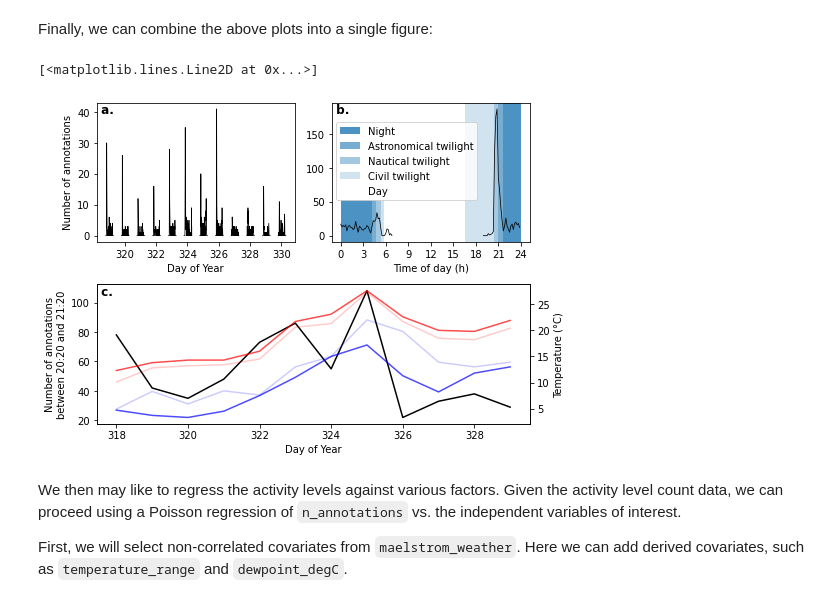
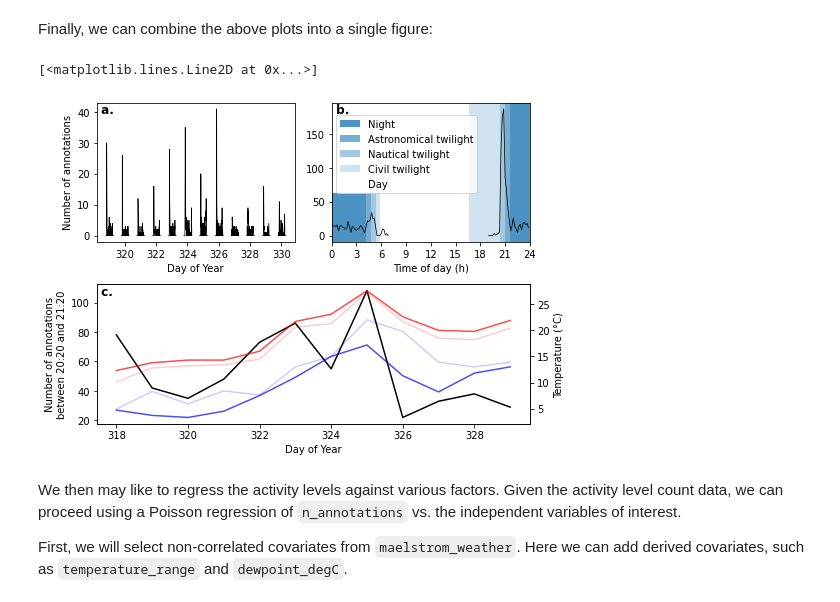
Before and after one commit to J-Wall/camfi, a Jupyter notebook: examples/activity_analysis.ipynb, the cells around one changed output. Saved outputs shown, nothing was run; the diff lists cells and outputs as text; code cells hidden in the pictures.

Commit message:
Better xlim for activity levels figure

```diff
--- a/examples/activity_analysis.ipynb
+++ b/examples/activity_analysis.ipynb
@@ -310,7 +310,7 @@ ax2.plot(
 # %% [markdown]
 Finally, we can combine the above plots into a single figure:
 # %%
-
+b_legend_loc = 0.02, 0.35
 
 fig = plt.figure(
     figsize=(7.5, 5.2),
@@ -331,13 +331,14 @@ ax1.xaxis.set_major_locator(MaxNLocator(integer=True))
 ax2 = fig.add_subplot(
     222,
     xlabel="Time of day (h)",
+    xlim=(0., 24.),
 )
 ax2.plot(b24_midpoints, n_annotations_per10min24, c="k", lw=0.75)
 
 ax2.axvspan(
     0.,
     maelstrom_weather["astronomical_twilight_start"].mean(),
-    ymax=0.3,
+    ymax=b_legend_loc[1],
     alpha=0.8,
     label="Night",
 )
@@ -345,7 +346,7 @@ ax2.axvspan(
 ax2.axvspan(
     maelstrom_weather["astronomical_twilight_start"].mean(),
     maelstrom_weather["nautical_twilight_start"].mean(),
-    ymax=0.3,
+    ymax=b_legend_loc[1],
     alpha=0.6,
     label="Astronomical twilight",
 )
@@ -353,7 +354,7 @@ ax2.axvspan(
 ax2.axvspan(
     maelstrom_weather["nautical_twilight_start"].mean(),
     maelstrom_weather["civil_twilight_start"].mean(),
-    ymax=0.3,
+    ymax=b_legend_loc[1],
     alpha=0.4,
     label="Nautical twilight",
 )
@@ -361,7 +362,7 @@ ax2.axvspan(
 ax2.axvspan(
     maelstrom_weather["civil_twilight_start"].mean(),
     maelstrom_weather["sunrise"].mean(),
-    ymax=0.3,
+    ymax=b_legend_loc[1],
     alpha=0.2,
     label="Civil twilight",
 )
@@ -369,7 +370,7 @@ ax2.axvspan(
 ax2.axvspan(
     maelstrom_weather["sunrise"].mean(),
     maelstrom_weather["sunset"].mean(),
-    ymax=0.3,
+    ymax=b_legend_loc[1],
     alpha=0.,
     label="Day",
 )
@@ -399,7 +400,7 @@ ax2.axvspan(
     alpha=0.2,
 )
 
-ax2.legend(loc=(0.02, 0.3))
+ax2.legend(loc=b_legend_loc)
 ax2.set_title(" b.", fontdict={"fontweight": "bold"}, loc="left", y=title_y, zorder=10)
 ax2.xaxis.set_major_locator(MaxNLocator(integer=True))
 
@@ -421,34 +422,34 @@ ax4.set_ylabel("Temperature (°C)")
 ax4.plot(
     maelstrom_weather["dayofyear"],
     maelstrom_weather["temperature_maximum_degC"],
     c="r",
     alpha=0.7,
     label="Maximum temperature (C)",
 )
 ax4.plot(
     maelstrom_weather["dayofyear"],
     maelstrom_weather["temperature_3pm_degC"],
     c="r",
     alpha=0.2,
     label="3pm Temperature (C)",
 )
 ax4.plot(
     maelstrom_weather["dayofyear"],
     maelstrom_weather["temperature_minimum_evening_degC"],
     c="b",
     alpha=0.7,
     label="Minimum temperature (C)",
 )
 ax4.plot(
     maelstrom_weather["dayofyear"],
     maelstrom_weather["temperature_9am_degC"],
     c="b",
     alpha=0.2,
     label="9am Temperature (C)",
 )
 # %% [output]
 [<matplotlib.lines.Line2D at 0x...>]
-[figure, old version]
+[figure, new version]
 # %% [markdown]
 We then may like to regress the activity levels against various factors. Given the activity level count data, we can proceed using a Poisson regression of `n_annotations` vs. the independent variables of interest.
 
```
Also changed, not shown: parts of 4 cells of this notebook, 1 other file.
